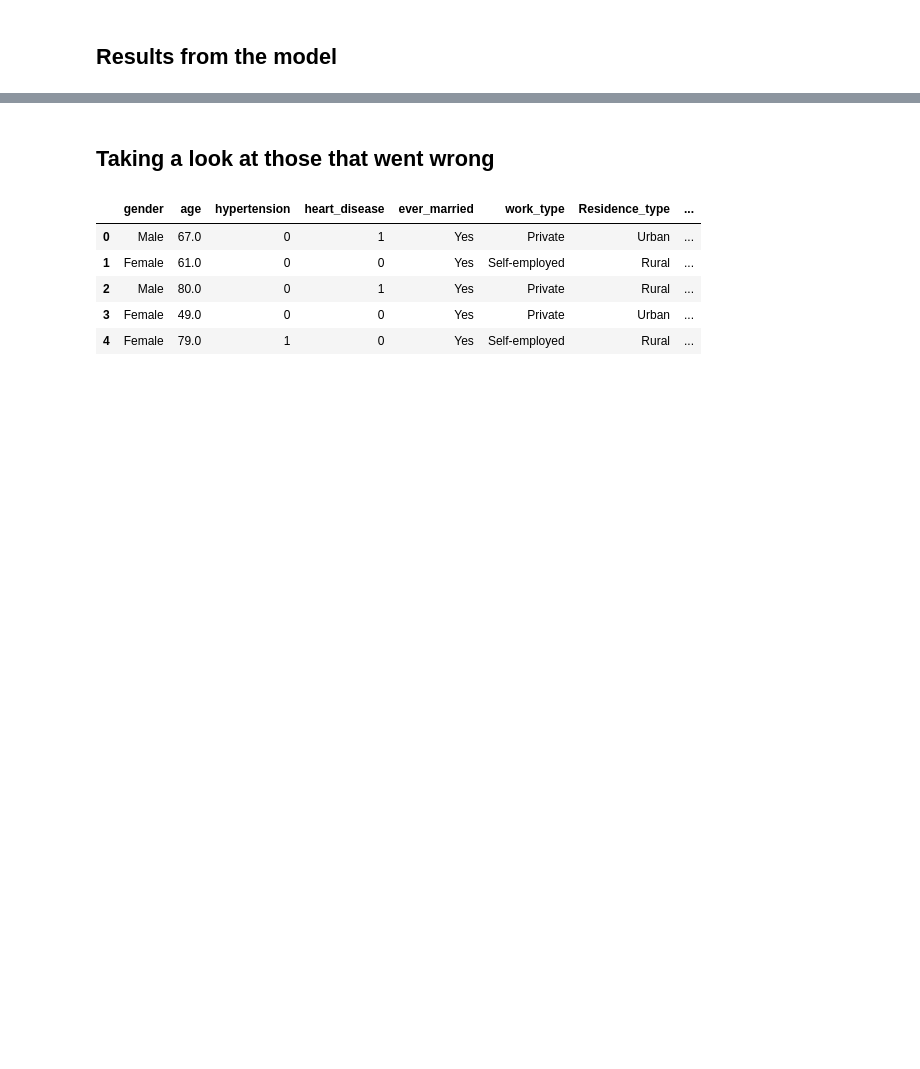
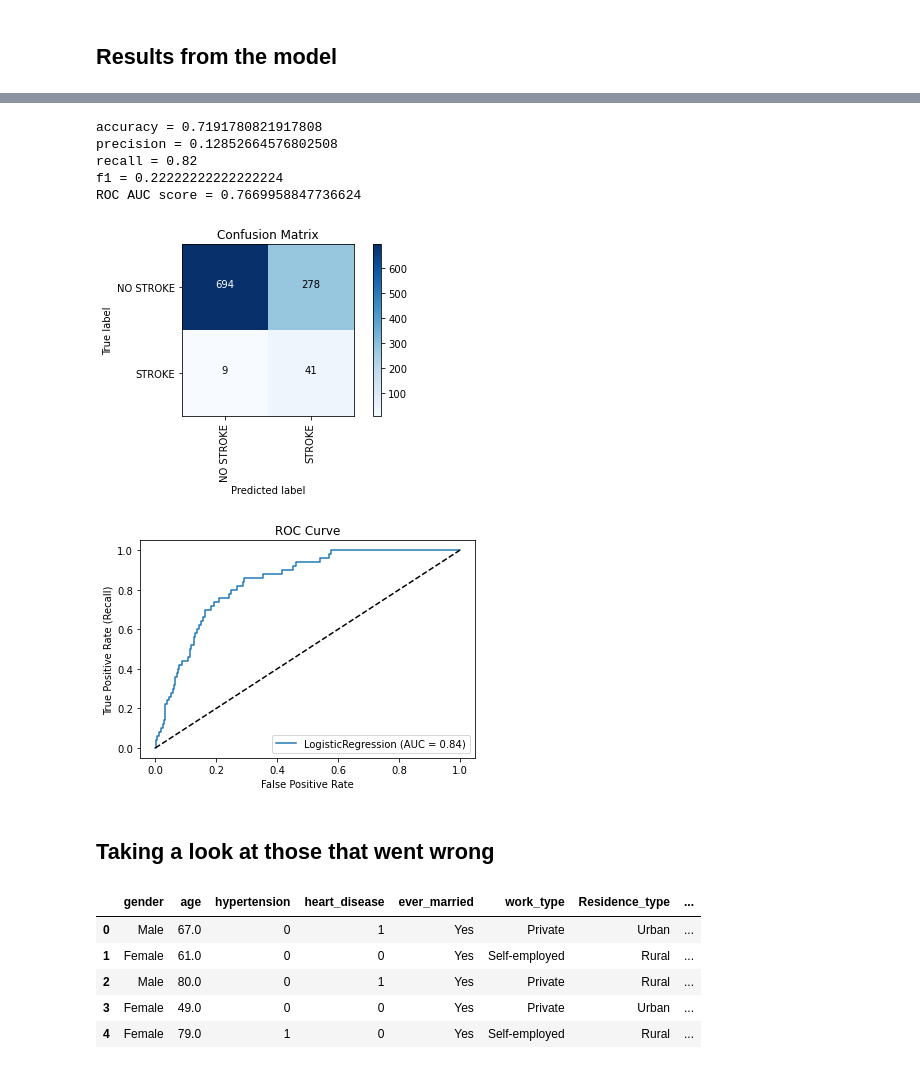
Before and after one commit to dleviminzi/Stroke-Prediction, a Jupyter notebook: 03_stroke_logreg.ipynb, the cells around one changed output, grey strips where cells are left out. Saved outputs shown, nothing was run; the diff lists cells and outputs as text; code cells hidden in the pictures; blank space fills up the shorter version.

```diff
--- a/03_stroke_logreg.ipynb
+++ b/03_stroke_logreg.ipynb
@@ -113,0 +124,4 @@ ROC AUC score = 0.7298559670781893
+# %%
+# using recursive feature elimination to determine importance of features
+selector = RFECV(lr, step=1, cv=5).fit(ft_train, lbl_train)
+selector.ranking_
@@ -114,3 +142,20 @@ ROC AUC score = 0.7298559670781893
+# %%
+# trying to train model on reduced information
+ft_train_fi = [[ft for i, ft in enumerate(row) if selector.ranking_[i] == 1] for row in ft_train]
+ft_test_fi = [[ft for i, ft in enumerate(row) if selector.ranking_[i] == 1] for row in ft_test]
+# %%
+# makes model a bit worse
+lr_fi = LogisticRegression(class_weight='balanced', C=clf.best_params_['C'])
+lr_fi.fit(ft_train_fi, lbl_train)
+model_report_from(lr_fi, ft_test_fi, lbl_test, [])
+# %% [output]
+accuracy = 0.7191780821917808
+precision = 0.12852664576802508
+recall = 0.82
+f1 = 0.22222222222222224
+ROC AUC score = 0.7669958847736624
+[figure, added]
+[figure, added]
 # %% [markdown]
 ## Taking a look at those that went wrong
 # %%
```
Also changed, not shown: parts of 21 cells of this notebook, 10 other files.
